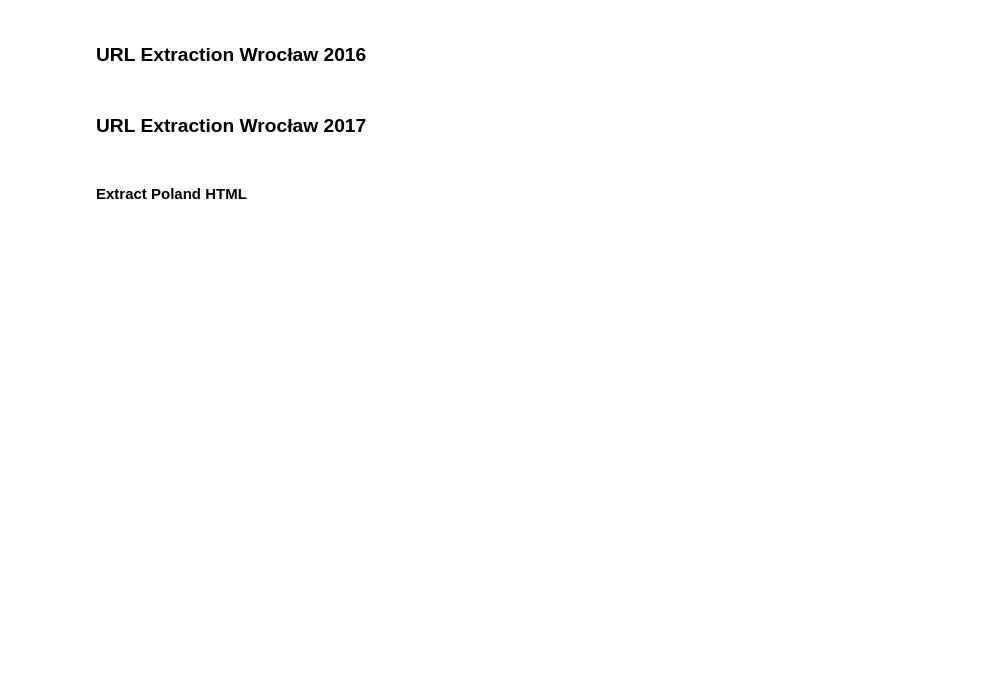
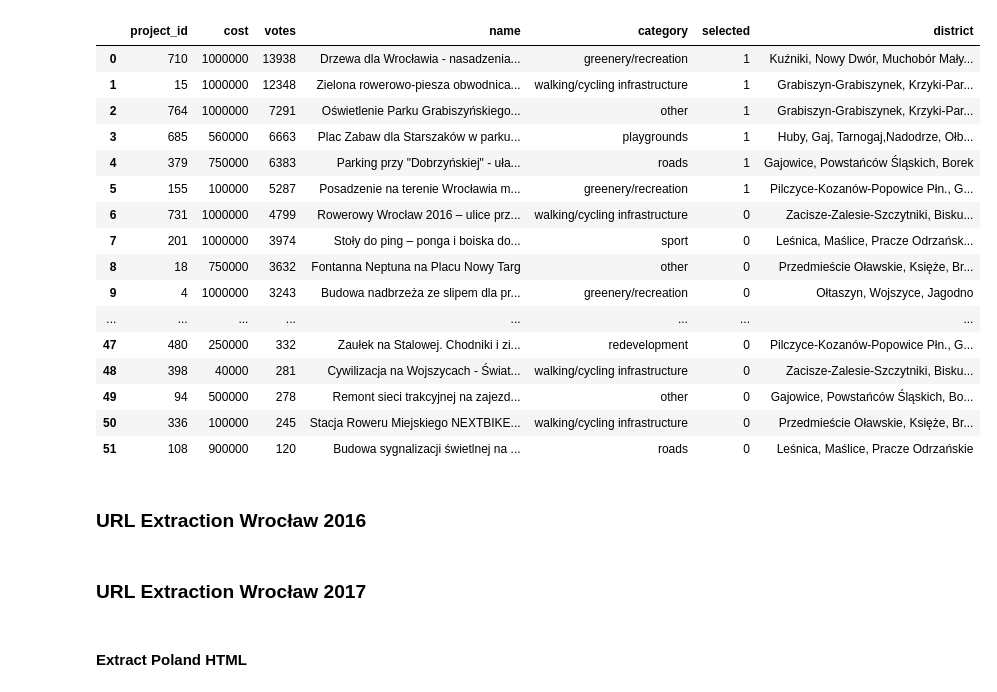
Before and after one commit to juano-/toulouse-pb-ia, a Jupyter notebook: scripts/scrapper/build_pl_url_dataset.ipynb, the cells around one changed output. Drawn from its saved outputs; the diff is of its cells as text; code cells hidden in the pictures; blank space fills up the shorter version.

```diff
--- a/scripts/scrapper/build_pl_url_dataset.ipynb
+++ b/scripts/scrapper/build_pl_url_dataset.ipynb
@@ -38,9 +42,28 @@ for link in links:
 # %%
 import pandas as pd
-file_path = Path().resolve().parents[1] / 'data/PL16-base-projects.csv'
+file_path = Path().resolve().parents[1] / 'data/wrc16_base_projects.csv'
 file_path
 
 df = pd.read_csv(file_path, sep=";")
+df
+# %% [output]
+|  | project_id | cost | votes | name | category | selected | district |
+| 0 | 710 | 1000000 | 13938 | Drzewa dla Wrocławia - nasadzenia... | greenery/recreation | 1 | Kuźniki, Nowy Dwór, Muchobór Mały... |
+| 1 | 15 | 1000000 | 12348 | Zielona rowerowo-piesza obwodnica... | walking/cycling infrastructure | 1 | Grabiszyn-Grabiszynek, Krzyki-Par... |
+| 2 | 764 | 1000000 | 7291 | Oświetlenie Parku Grabiszyńskiego... | other | 1 | Grabiszyn-Grabiszynek, Krzyki-Par... |
+| 3 | 685 | 560000 | 6663 | Plac Zabaw dla Starszaków w parku... | playgrounds | 1 | Huby, Gaj, Tarnogaj,Nadodrze, Ołb... |
+| 4 | 379 | 750000 | 6383 | Parking przy "Dobrzyńskiej" - uła... | roads | 1 | Gajowice, Powstańców Śląskich, Borek |
+| 5 | 155 | 100000 | 5287 | Posadzenie na terenie Wrocławia m... | greenery/recreation | 1 | Pilczyce-Kozanów-Popowice Płn., G... |
+| 6 | 731 | 1000000 | 4799 | Rowerowy Wrocław 2016 – ulice prz... | walking/cycling infrastructure | 0 | Zacisze-Zalesie-Szczytniki, Bisku... |
+| 7 | 201 | 1000000 | 3974 | Stoły do ping – ponga i boiska do... | sport | 0 | Leśnica, Maślice, Pracze Odrzańsk... |
+| 8 | 18 | 750000 | 3632 | Fontanna Neptuna na Placu Nowy Targ | other | 0 | Przedmieście Oławskie, Księże, Br... |
+| 9 | 4 | 1000000 | 3243 | Budowa nadbrzeża ze slipem dla pr... | greenery/recreation | 0 | Ołtaszyn, Wojszyce, Jagodno |
+| ... | ... | ... | ... | ... | ... | ... | ... |
+| 47 | 480 | 250000 | 332 | Zaułek na Stalowej. Chodniki i zi... | redevelopment | 0 | Pilczyce-Kozanów-Popowice Płn., G... |
+| 48 | 398 | 40000 | 281 | Cywilizacja na Wojszycach - Świat... | walking/cycling infrastructure | 0 | Zacisze-Zalesie-Szczytniki, Bisku... |
+| 49 | 94 | 500000 | 278 | Remont sieci trakcyjnej na zajezd... | other | 0 | Gajowice, Powstańców Śląskich, Bo... |
+| 50 | 336 | 100000 | 245 | Stacja Roweru Miejskiego NEXTBIKE... | walking/cycling infrastructure | 0 | Przedmieście Oławskie, Księże, Br... |
+| 51 | 108 | 900000 | 120 | Budowa sygnalizacji świetlnej na ... | roads | 0 | Leśnica, Maślice, Pracze Odrzańskie |
 # %% [markdown]
 ### URL Extraction Wrocław 2016
 # %%
```
Also changed, not shown: parts of 12 cells of this notebook, 30 other files.
